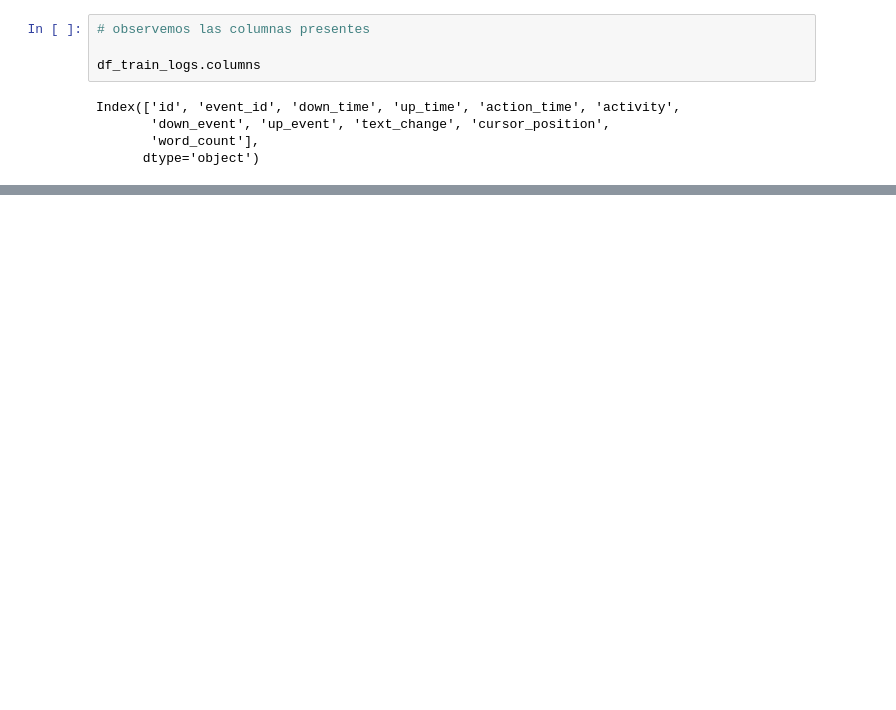
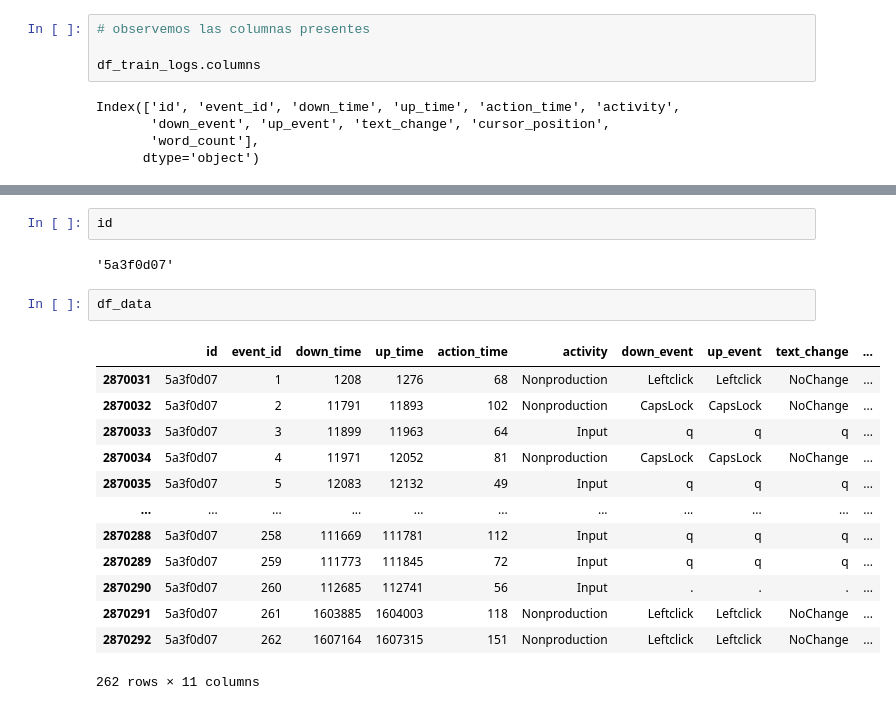
Before and after one commit to andresdevml/dl_writing_quality, a Jupyter notebook: data_wraling.ipynb, the cells around one changed output, grey strips where cells are left out. Cells and saved outputs as stored; diff of their text form; blank space fills up the shorter version.

```diff
--- a/data_wraling.ipynb
+++ b/data_wraling.ipynb
@@ -294,0 +357,20 @@ for id in list_id:
+# %%
+id
+# %% [output]
+'5a3f0d07'
+# %%
+df_data
+# %% [output]
+|  | id | event_id | down_time | up_time | action_time | activity | down_event | up_event | text_change | ... |
+| 2870031 | 5a3f0d07 | 1 | 1208 | 1276 | 68 | Nonproduction | Leftclick | Leftclick | NoChange | ... |
+| 2870032 | 5a3f0d07 | 2 | 11791 | 11893 | 102 | Nonproduction | CapsLock | CapsLock | NoChange | ... |
+| 2870033 | 5a3f0d07 | 3 | 11899 | 11963 | 64 | Input | q | q | q | ... |
+| 2870034 | 5a3f0d07 | 4 | 11971 | 12052 | 81 | Nonproduction | CapsLock | CapsLock | NoChange | ... |
+| 2870035 | 5a3f0d07 | 5 | 12083 | 12132 | 49 | Input | q | q | q | ... |
+| ... | ... | ... | ... | ... | ... | ... | ... | ... | ... | ... |
+| 2870288 | 5a3f0d07 | 258 | 111669 | 111781 | 112 | Input | q | q | q | ... |
+| 2870289 | 5a3f0d07 | 259 | 111773 | 111845 | 72 | Input | q | q | q | ... |
+| 2870290 | 5a3f0d07 | 260 | 112685 | 112741 | 56 | Input | . | . | . | ... |
+| 2870291 | 5a3f0d07 | 261 | 1603885 | 1604003 | 118 | Nonproduction | Leftclick | Leftclick | NoChange | ... |
+| 2870292 | 5a3f0d07 | 262 | 1607164 | 1607315 | 151 | Nonproduction | Leftclick | Leftclick | NoChange | ... |
+262 rows × 11 columns
```
Also changed, not shown: parts of 17 cells of this notebook.
